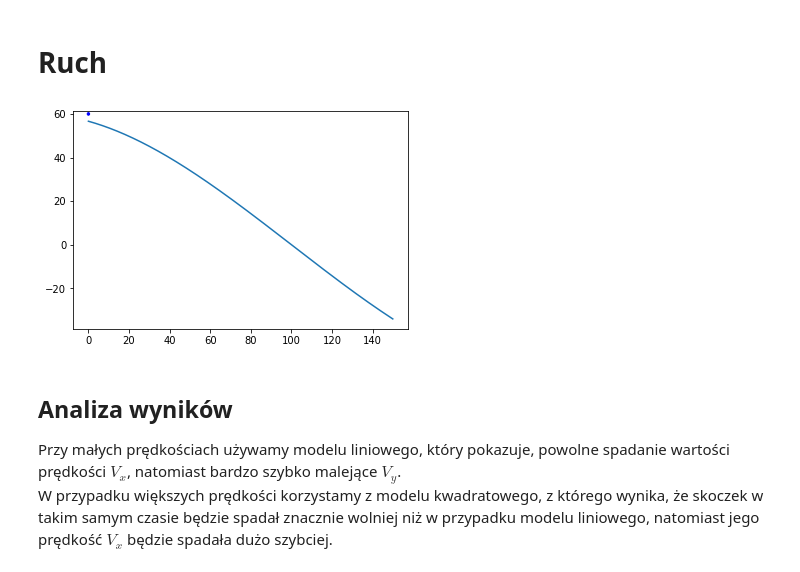
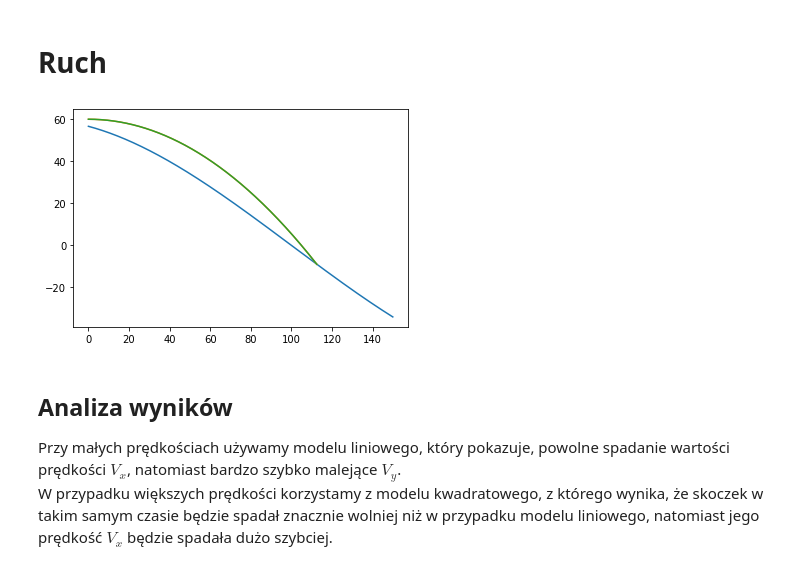
Before and after one commit to maciejratajski1999/Skoki-narciarskie, a Jupyter notebook: main.ipynb, the cells around one changed output. Cells and saved outputs as stored; diff of their text form; code cells hidden in the pictures.

```diff
--- a/main.ipynb
+++ b/main.ipynb
@@ -297,11 +297,11 @@ pyplot.show()
 # Ruch
 # %%
 from animation import SkiJumpAnimation
-wisła = Hill(100,25)
+wisła = Hill(100,30)
 okienko = SkiJumpAnimation(wisła)
-okienko.show((Jumper(55),Jumper(100)), 0.2, 9.81)
+okienko.show((Jumper(55),Jumper(70)), cd=0.02, g=9.81)
 # %% [output]
-[figure, old version]
+[figure, new version]
 # %% [markdown]
 ## Analiza wyników
 Przy małych prędkościach używamy modelu liniowego, który pokazuje, powolne spadanie wartości prędkości $V_x$, natomiast bardzo szybko malejące $ V_y$. <br> W przypadku większych prędkości korzystamy z modelu kwadratowego, z którego wynika, że skoczek w takim samym czasie będzie spadał znacznie wolniej niż w przypadku modelu liniowego, natomiast jego prędkość $V_x$ będzie spadała dużo szybciej.
```
Also changed, not shown: 3 other files.
